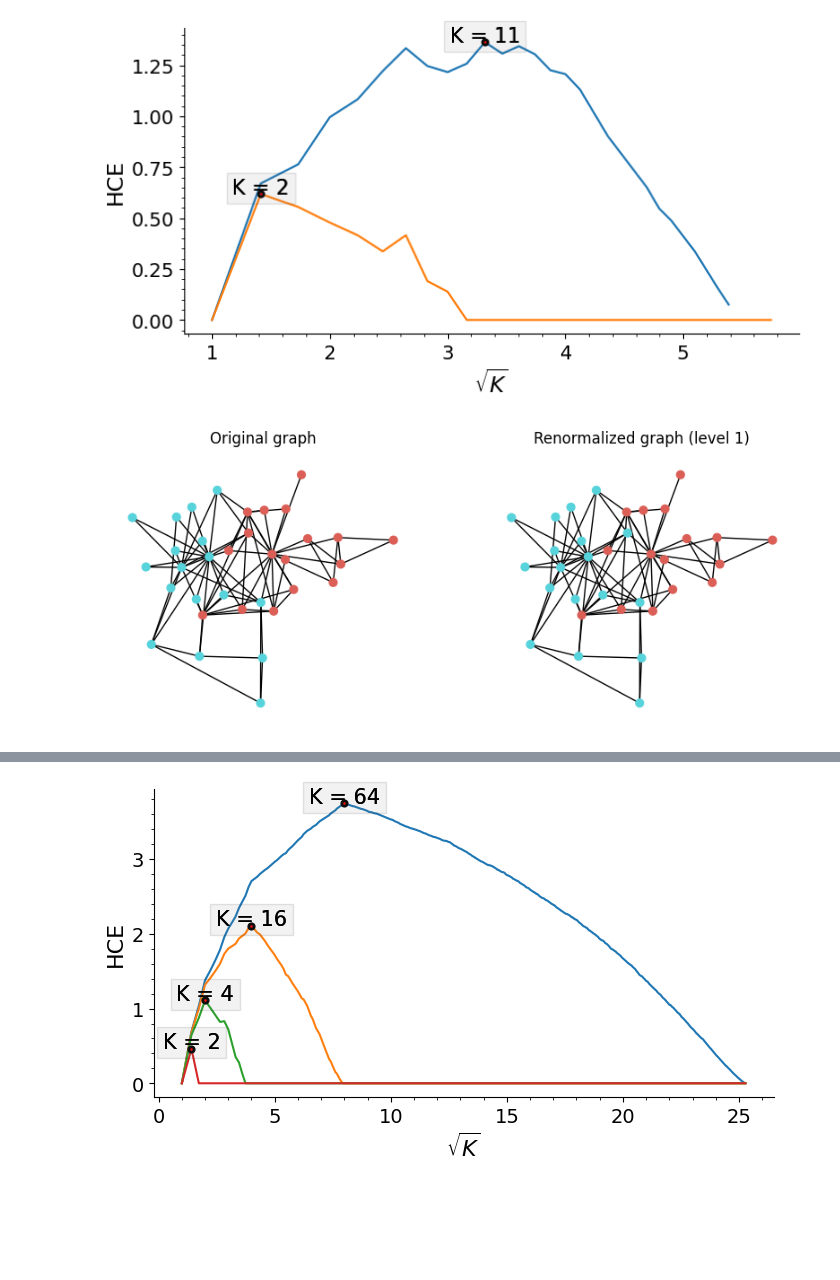
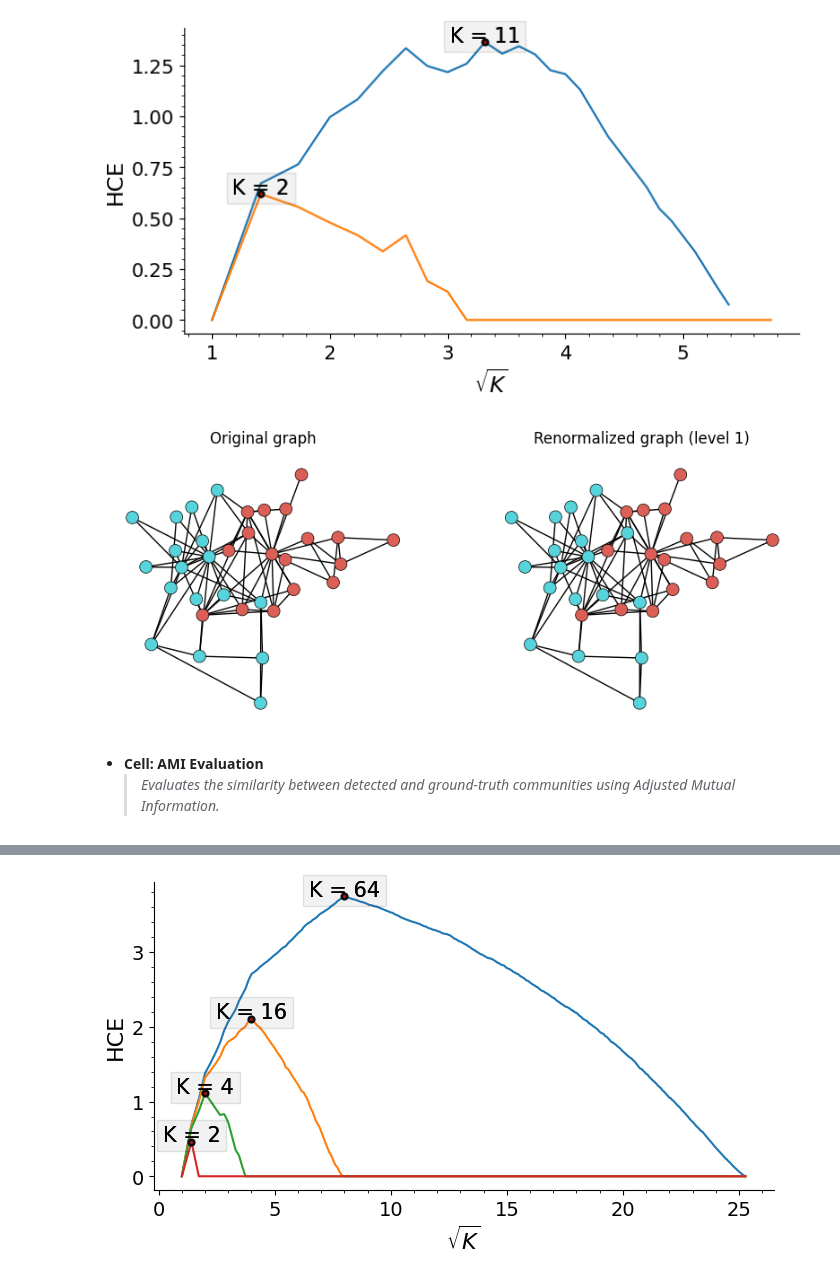
Before and after one commit to mrtnzrm2/the_HCE_method, a Jupyter notebook: notebooks/examples.ipynb, the cells around one changed output, grey strips where cells are left out. Cells and saved outputs as stored; diff of their text form; code cells hidden in the pictures; blank space fills up the shorter version.

```diff
--- a/notebooks/examples.ipynb
+++ b/notebooks/examples.ipynb
@@ -76,13 +118,16 @@ while True:
 # %%
 _, axes = plt.subplots(1, 2, figsize=(10, 4))
 
 axes[0].set_title("Original graph", fontsize=12)
-plot_network_linkage(G, H, nc=2, pos=pos, node_communities=gt_kclub_labels, node_size=40, linewidth=1, ax=axes[0])
+plot_network_linkage(G, H, nc=2, pos=pos, node_communities=gt_kclub_labels, node_size=100, linewidth=1, ax=axes[0])
 
 axes[1].set_title(f"Renormalized graph (level 1)", fontsize=12)
-plot_network_linkage(G, H, nc=2, pos=pos, node_communities=None, node_size=40, linewidth=1, ax=axes[1])
+plot_network_linkage(G, H, nc=2, pos=pos, node_communities=None, node_size=100, linewidth=1, ax=axes[1])
 # %% [output]
-[figure, old version]
+[figure, new version]
+# %% [markdown]
+- **Cell: AMI Evaluation**
+  > *Evaluates the similarity between detected and ground-truth communities using Adjusted Mutual Information.*
 # %%
 labels = fast_cut_tree(H, n_clusters=2)
 ami(gt_kclub_labels, labels)
```
Also changed, not shown: parts of 16 cells of this notebook, 9 other files.
